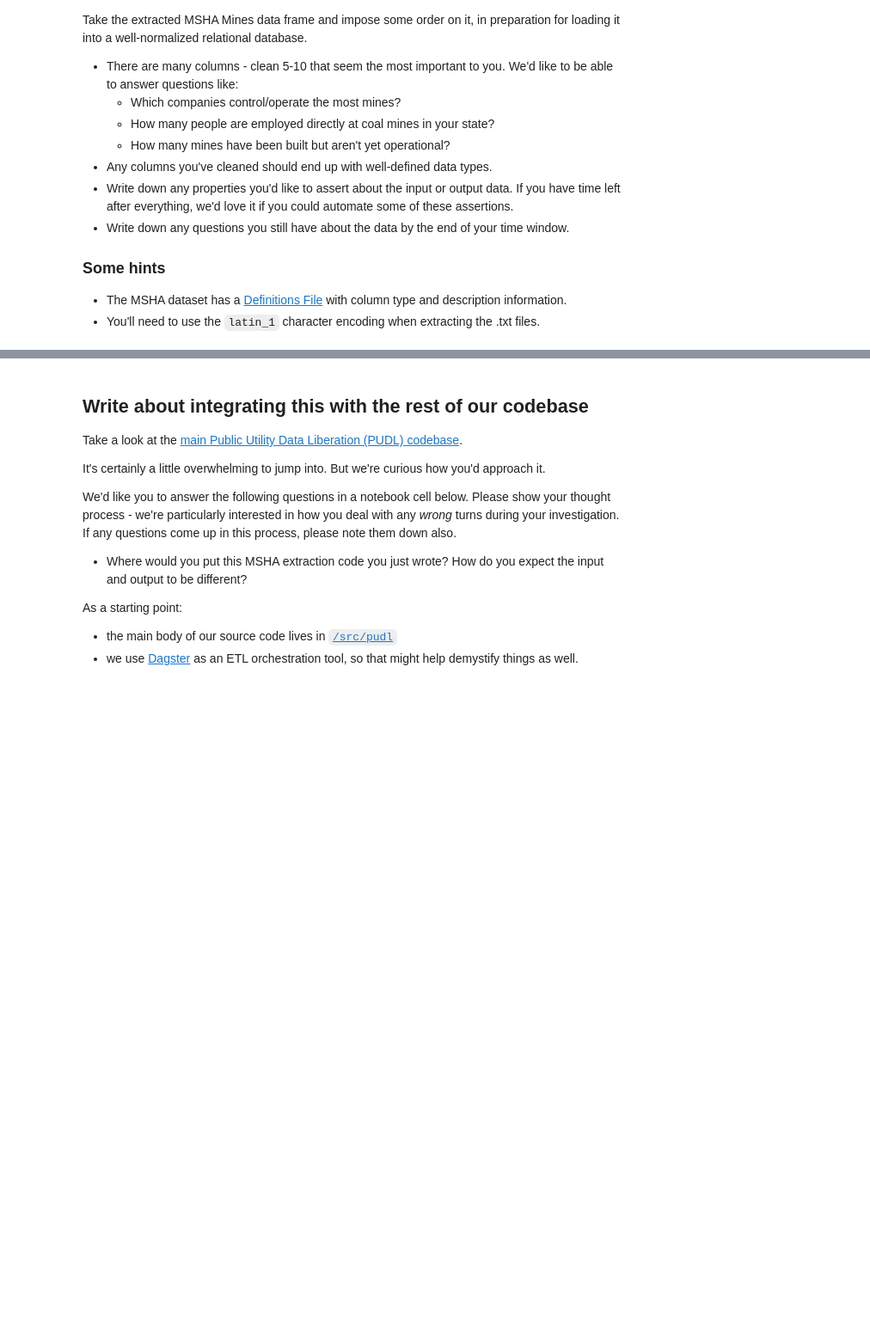
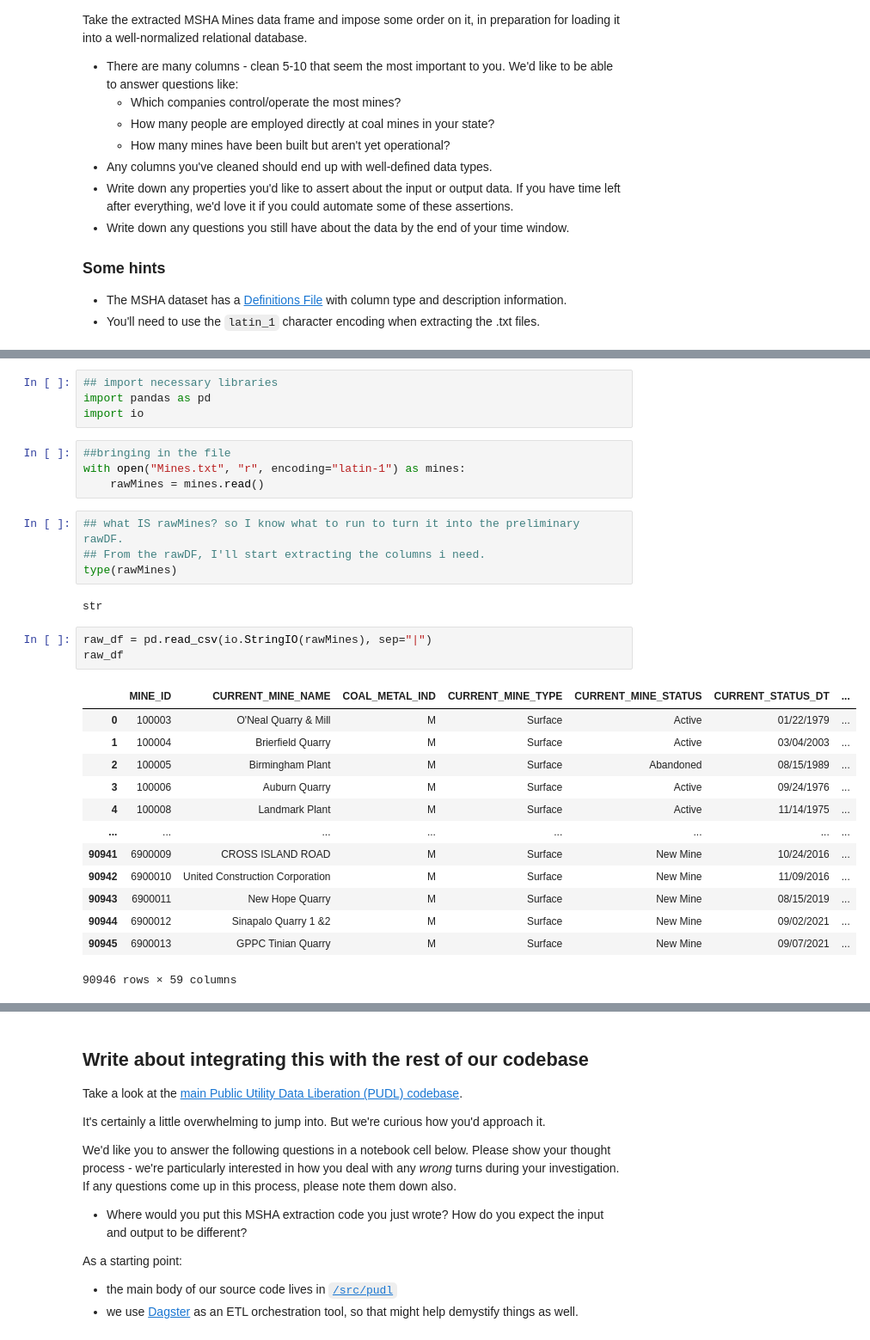
Before and after one commit to sajinashresthacoding/interview-questions, a Jupyter notebook: data-wrangler.ipynb, the cells around one changed output, grey strips where cells are left out. Shown at 86% size. Drawn from its saved outputs; the diff is of its cells as text; blank space fills up the shorter version.

```diff
--- a/data-wrangler.ipynb
+++ b/data-wrangler.ipynb
@@ -74,0 +95,31 @@ Take the extracted MSHA Mines data frame and impose some order on it, in prepara
+# %%
+## import necessary libraries
+import pandas as pd
+import io
+# %%
+##bringing in the file
+with open("Mines.txt", "r", encoding="latin-1") as mines:
+    rawMines = mines.read()
+# %%
+## what IS rawMines? so I know what to run to turn it into the preliminary rawDF.
+## From the rawDF, I'll start extracting the columns i need.
+type(rawMines)
+# %% [output]
+str
+# %%
+raw_df = pd.read_csv(io.StringIO(rawMines), sep="|")
+raw_df
+# %% [output]
+|  | MINE_ID | CURRENT_MINE_NAME | COAL_METAL_IND | CURRENT_MINE_TYPE | CURRENT_MINE_STATUS | CURRENT_STATUS_DT | ... |
+| 0 | 100003 | O'Neal Quarry & Mill | M | Surface | Active | 01/22/1979 | ... |
+| 1 | 100004 | Brierfield Quarry | M | Surface | Active | 03/04/2003 | ... |
+| 2 | 100005 | Birmingham Plant | M | Surface | Abandoned | 08/15/1989 | ... |
+| 3 | 100006 | Auburn Quarry | M | Surface | Active | 09/24/1976 | ... |
+| 4 | 100008 | Landmark Plant | M | Surface | Active | 11/14/1975 | ... |
+| ... | ... | ... | ... | ... | ... | ... | ... |
+| 90941 | 6900009 | CROSS ISLAND ROAD | M | Surface | New Mine | 10/24/2016 | ... |
+| 90942 | 6900010 | United Construction Corporation | M | Surface | New Mine | 11/09/2016 | ... |
+| 90943 | 6900011 | New Hope Quarry | M | Surface | New Mine | 08/15/2019 | ... |
+| 90944 | 6900012 | Sinapalo Quarry 1 &2 | M | Surface | New Mine | 09/02/2021 | ... |
+| 90945 | 6900013 | GPPC Tinian Quarry | M | Surface | New Mine | 09/07/2021 | ... |
+90946 rows × 59 columns
```
Also changed, not shown: parts of 14 cells of this notebook.
